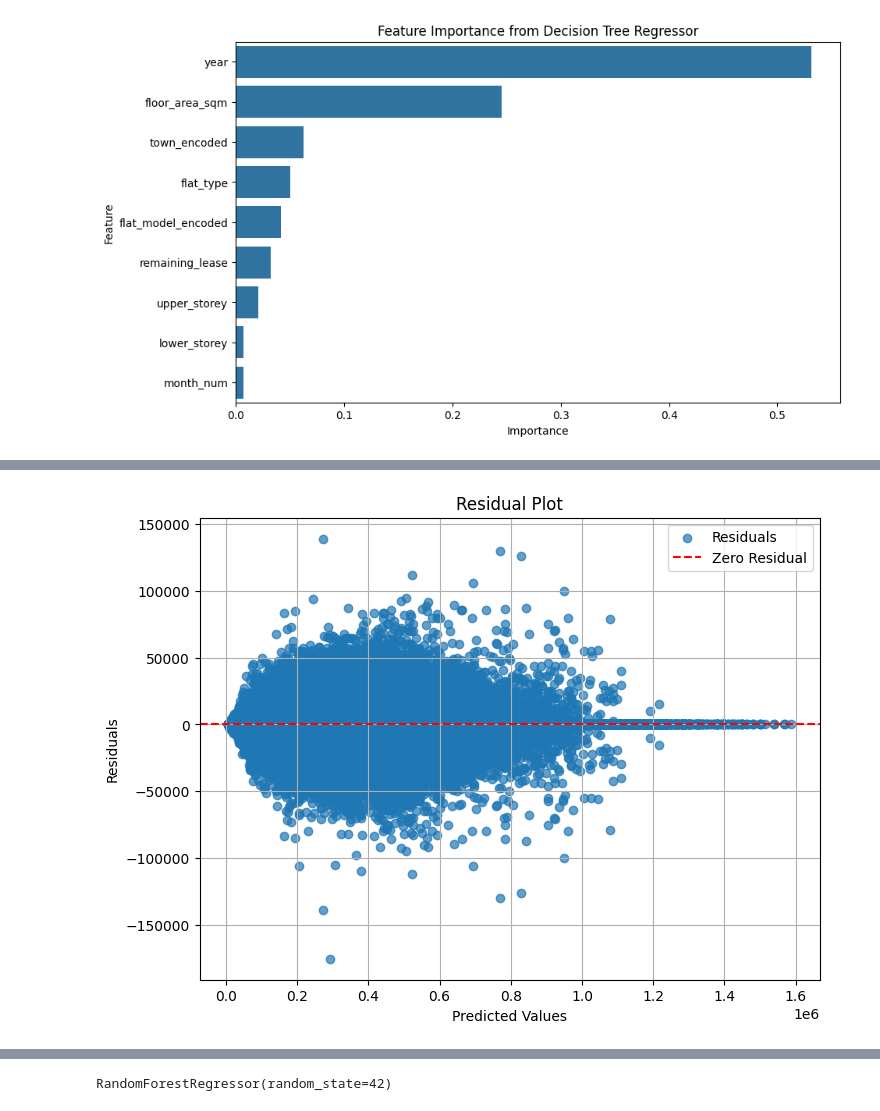
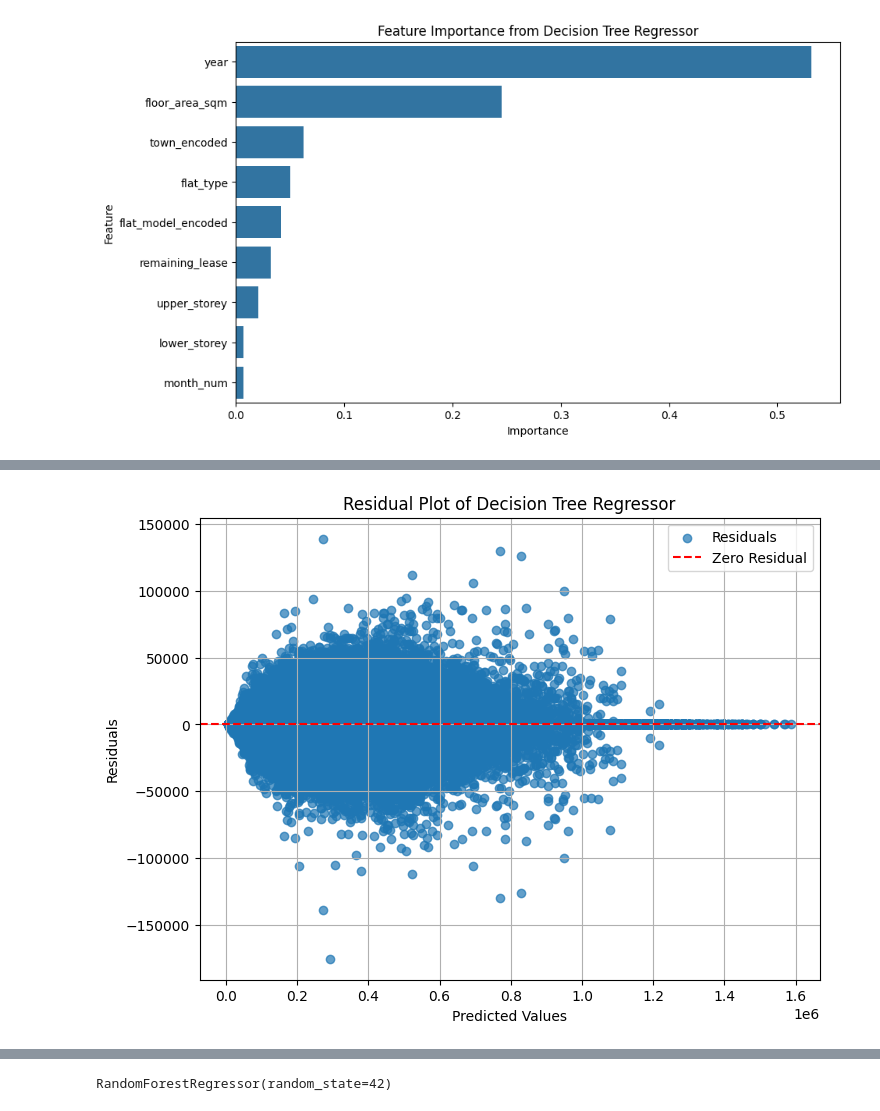
Before and after one commit to Zimmy313/HDB_HousingPrice_ML_Project, a Jupyter notebook: src/Random Forest + Decision Tree.ipynb, the cells around one changed output, grey strips where cells are left out. Saved outputs shown, nothing was run; the diff lists cells and outputs as text; code cells hidden in the pictures.

```diff
--- a/src/Random Forest + Decision Tree.ipynb
+++ b/src/Random Forest + Decision Tree.ipynb
@@ -153,16 +152,16 @@ plt.show()
 # %%
 y_train = y_train.squeeze()  # Converts single-column DataFrame to Series
 train_residuals = y_train - y_train_pred
 
 # Plot residuals
 plt.figure(figsize=(8, 6))
 plt.scatter(y_train_pred, train_residuals, alpha=0.7, label='Residuals')
 plt.axhline(0, color='red', linestyle='--', label='Zero Residual')
-plt.title('Residual Plot')
+plt.title('Residual Plot of Decision Tree Regressor')
 plt.xlabel('Predicted Values')
 plt.ylabel('Residuals')
 plt.grid(True)
 plt.legend()
 plt.show()
 # %% [output]
-[figure, old version]
+[figure, new version]
```
Also changed, not shown: parts of 27 cells of this notebook.
